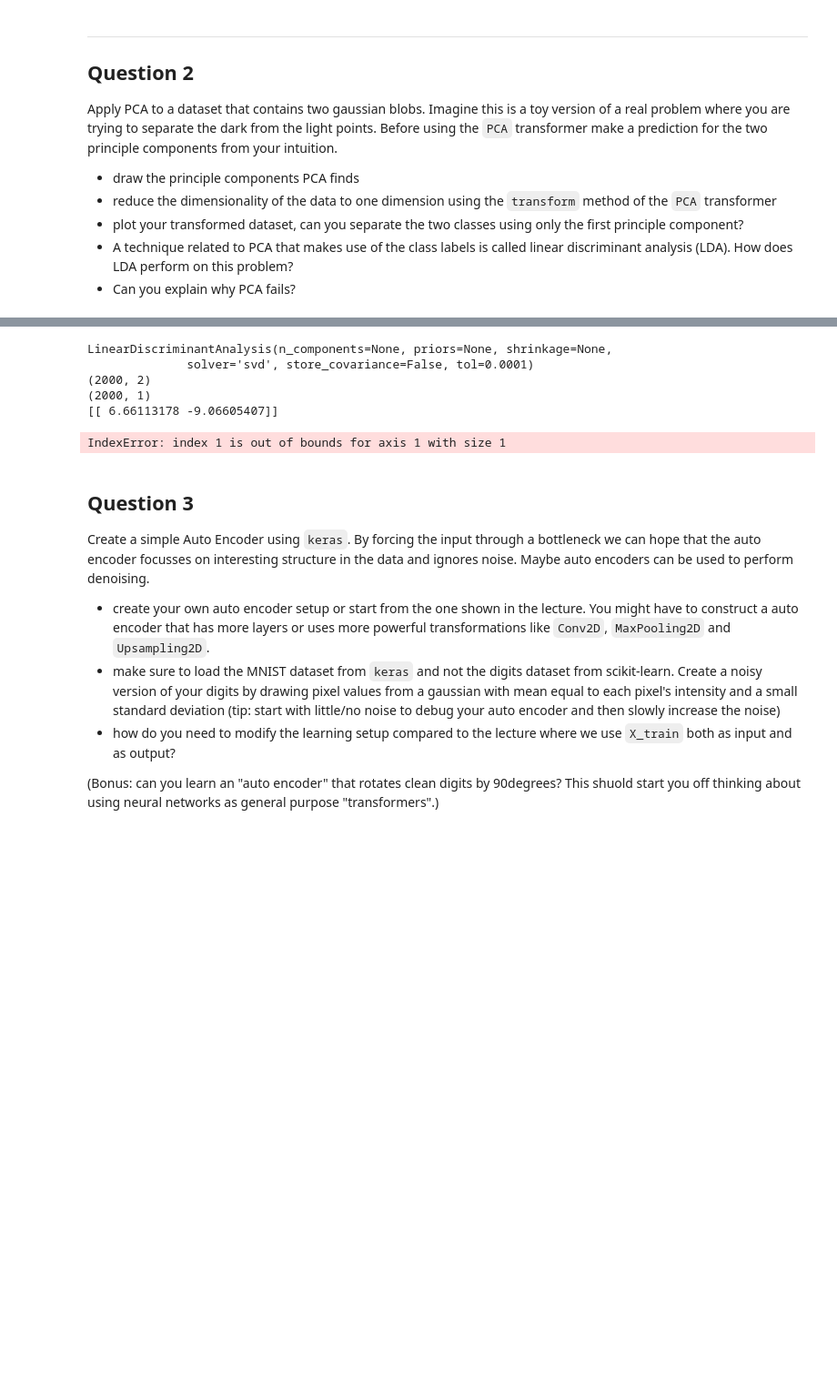
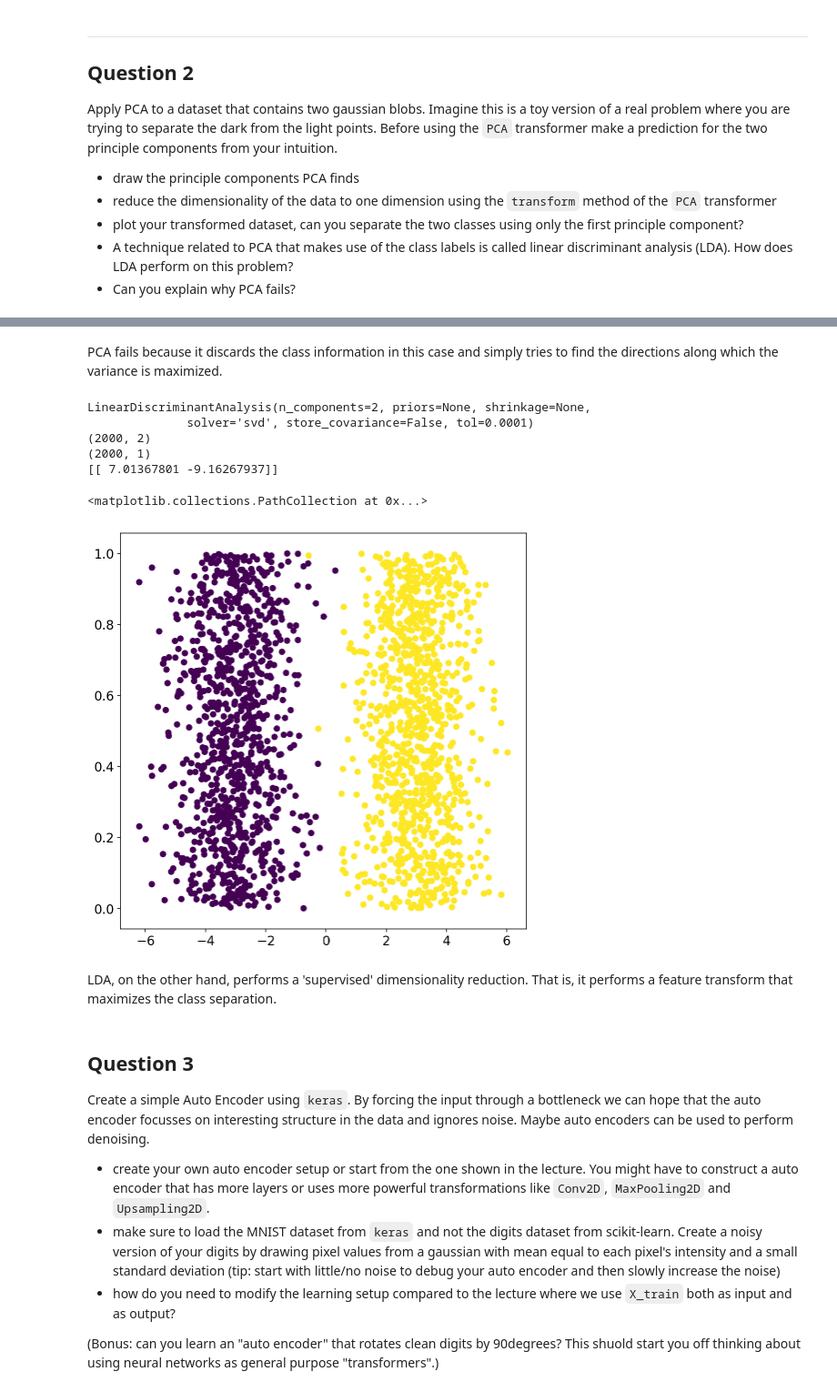
Before and after one commit to cemalper2/advanced_computing, a Jupyter notebook: 05-embedding/exercise.ipynb, the cells around one changed output, grey strips where cells are left out. Shown at 91% size. Drawn from its saved outputs; the diff is of its cells as text; code cells hidden in the pictures; blank space fills up the shorter version.

```diff
--- a/05-embedding/exercise.ipynb
+++ b/05-embedding/exercise.ipynb
@@ -143,19 +154,25 @@ plt.scatter(x_trans[:,0],x_trans[:,1], c = y)
+# %% [markdown]
+PCA fails because it discards the class information in this case and simply tries to find the directions along which the variance is maximized.
 # %%
 from sklearn.discriminant_analysis import LinearDiscriminantAnalysis
-clf = LinearDiscriminantAnalysis()
+clf = LinearDiscriminantAnalysis(n_components = 2)
 print(clf)
 print(X.shape)
-x_trans = clf.fit_transform(X, y)
-print(x_trans.shape)
+clf.fit(X, y)
+X_trans = clf.transform(X)
+print(X_trans.shape)
 print(clf.coef_)
-plt.scatter(x_trans[:,0], x_trans[:,1], c = y)
+plt.scatter(X_trans[:,0], np.random.rand(X_trans.shape[0]), c = y)
 # %% [output]
-LinearDiscriminantAnalysis(n_components=None, priors=None, shrinkage=None,
+LinearDiscriminantAnalysis(n_components=2, priors=None, shrinkage=None,
               solver='svd', store_covariance=False, tol=0.0001)
 (2000, 2)
 (2000, 1)
-[[ 6.66113178 -9.06605407]]
+[[ 7.01367801 -9.16267937]]
-IndexError: index 1 is out of bounds for axis 1 with size 1
+<matplotlib.collections.PathCollection at 0x...>
+[figure, added]
+# %% [markdown]
+LDA, on the other hand, performs a 'supervised' dimensionality reduction. That is, it performs a feature transform that maximizes the class separation.
 # %% [markdown]
 ## Question 3
 
```
Also changed, not shown: parts of 14 cells of this notebook, 2 other files.
